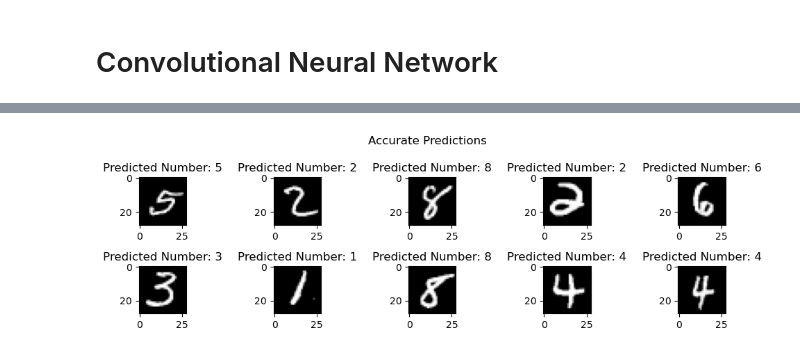
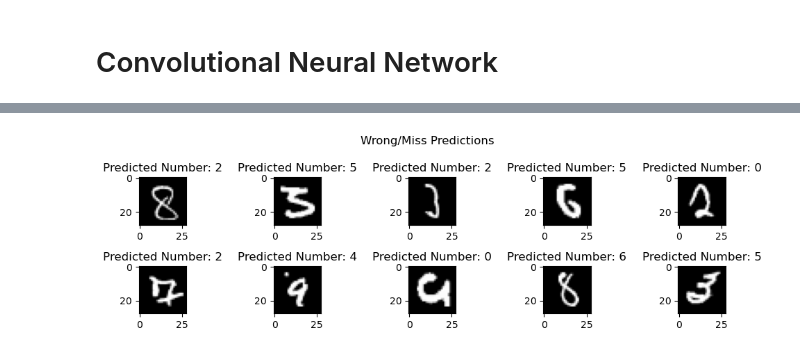
Before and after one commit to danieltar18/cnn-tensorflow, a Jupyter notebook: mnist/mnist.ipynb, the cells around one changed output, grey strips where cells are left out. Drawn from its saved outputs; the diff is of its cells as text; code cells hidden in the pictures.

```diff
--- a/mnist/mnist.ipynb
+++ b/mnist/mnist.ipynb
@@ -269,0 +579,17 @@ array([-1.0538634 ,  0.31892774,  0.21434893, -0.77978325,  0.60327023,
+# %%
+convolved_train_images_after_first_cnn = tf.nn.conv2d(
+    input=convolved_train_images_first_cnn,
+    filters=layers[1],
+    strides=[1, 1, 1, 1],
+    padding="SAME",
+    dilations=[1]
+    )
+# %%
+fig, axs = plt.subplots(nrows=4, ncols=4, constrained_layout=True, figsize=(10, 6))
+
+for i, ax in enumerate(axs.flatten()):
+    ax.imshow(convolved_train_images_after_first_cnn[random_idx[0], :, :, i], cmap="grey")
+    ax.set_title(f"Depth slice: {i}")
+
+plt.suptitle("A train image after second CNN layer filters")
+plt.show()
@@ -270,9 +598,10 @@ array([-1.0538634 ,  0.31892774,  0.21434893, -0.77978325,  0.60327023,
+# %%
+predictions_test_set = forward_pass(X_test_shaped, layers, biases)
 # %%
-y_pred = tf.argmax(test_predictions, axis=1).numpy()
-y_true = tf.argmax(y_test_org_onehot, axis=1).numpy()
+y_pred = tf.argmax(predictions_test_set, axis=1).numpy()
 
-cm = confusion_matrix(y_true, y_pred)
-accuracy = accuracy_score(y_true, y_pred)
+cm = confusion_matrix(y_test, y_pred)
+accuracy = accuracy_score(y_test, y_pred)
 # %%
 plt.figure(figsize=(5, 3))
 sns.heatmap(cm, annot=True, fmt='d', cmap='Blues')
@@ -319,15 +648,15 @@ Macro-average F1-score: 0.9330
 # %%
 fig, axes = plt.subplots(nrows=2, ncols=5, figsize=(10, 3))
-plt.suptitle("Accurate Predictions")
+plt.suptitle("Wrong/Miss Predictions")
 
 for i, ax in enumerate(axes.flat):
-    random_index = np.random.choice(np.where(y_pred==y_true)[0])
+    random_index = np.random.choice(np.where(y_pred!=y_test)[0])
     image = X_test[random_index]
     fig = plt.figure
     ax.set_title(f"Predicted Number: {y_pred[random_index]}")
     ax.imshow(image, cmap='gray')
 
 plt.tight_layout()
 plt.show()
 # %% [output]
-[figure, old version]
+[figure, new version]
```
Also changed, not shown: parts of 86 cells of this notebook.
